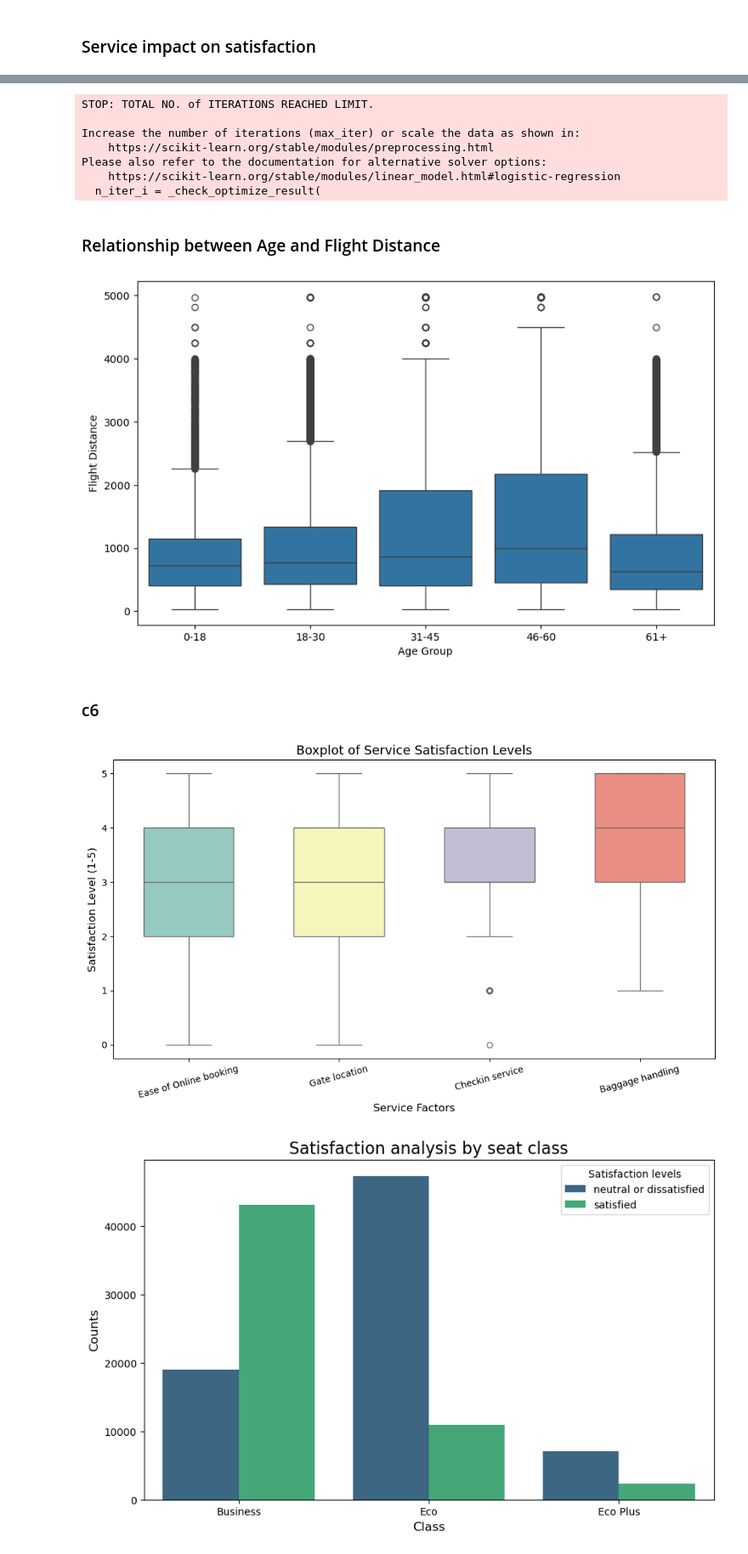
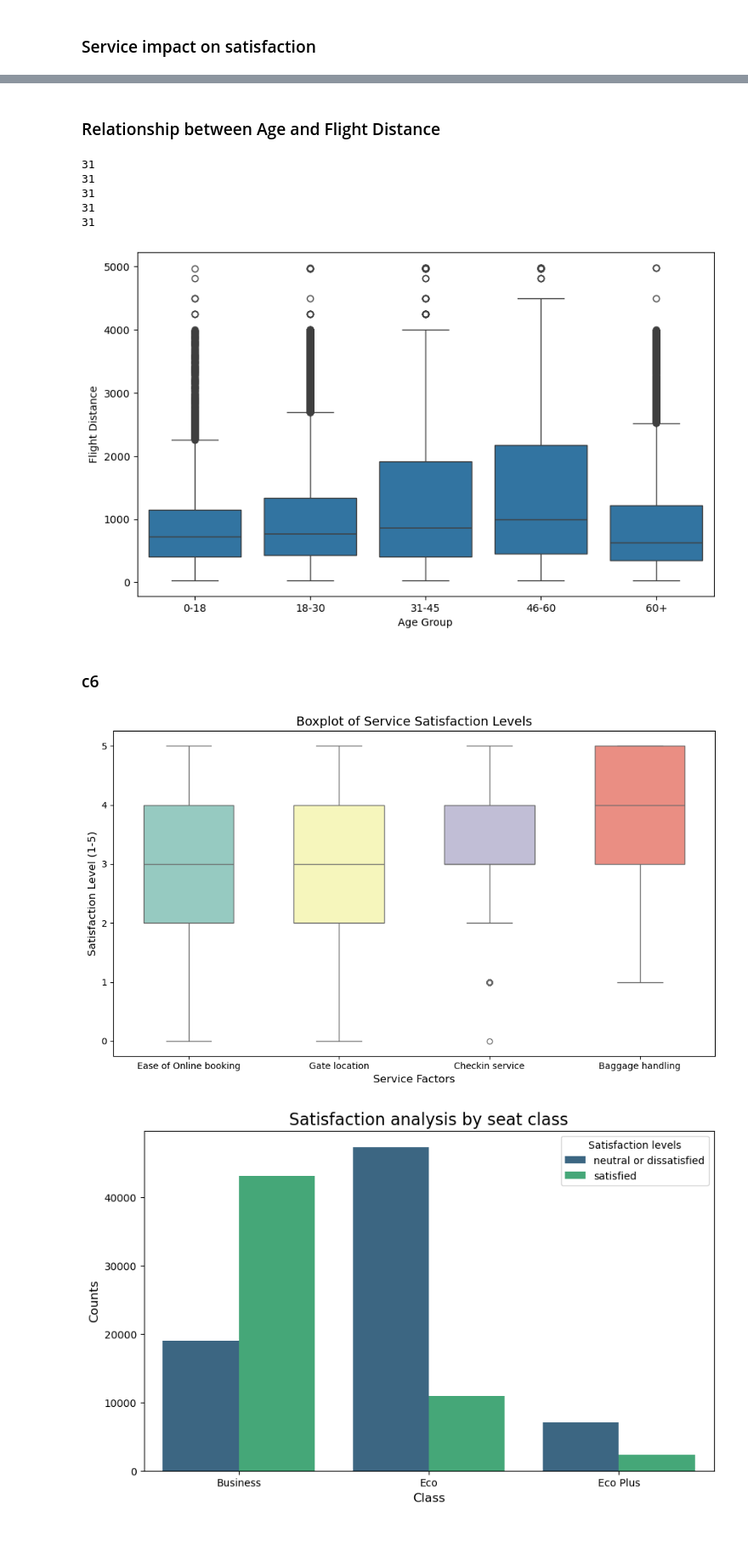
Before and after one commit to little-duck-vie/ltxldl-hoc-lam-giau, a Jupyter notebook: Code_python.ipynb, the cells around one changed output, grey strips where cells are left out. Shown at 85% size. Drawn from its saved outputs; the diff is of its cells as text; code cells hidden in the pictures.

```diff
--- a/Code_python.ipynb
+++ b/Code_python.ipynb
@@ -481,51 +503,39 @@ plt.show()
-# %%
-data_frame_copy_2 = data_frame_copy_2.fillna(0)
-X_train = data_frame_copy_2.drop(columns=['satisfaction']).iloc[:70000, 8:23]
-y_train = data_frame_copy_2['satisfaction'].iloc[:70000]
-X_test = data_frame_copy_2.drop(columns=['satisfaction']).iloc[70000:, 8:23]
-y_test = data_frame_copy_2['satisfaction'].iloc[70000:]
-model = LogisticRegression()
-model.fit(X_train,y_train)
-y_pre = model.predict(X_test)
-score = model.score(X_test,y_test)
-mse = mean_squared_error(y_pre , y_test)
-accuracy = accuracy_score(y_test, y_pre)
-pre = recall_score(y_test, y_pre)
-# %% [output]
-STOP: TOTAL NO. of ITERATIONS REACHED LIMIT.
-
-Increase the number of iterations (max_iter) or scale the data as shown in:
-    https://scikit-learn.org/stable/modules/preprocessing.html
-Please also refer to the documentation for alternative solver options:
-    https://scikit-learn.org/stable/modules/linear_model.html#logistic-regression
-  n_iter_i = _check_optimize_result(
 # %% [markdown]
 ### Relationship between Age and Flight Distance
 # %%
 data_frame_copy_3 = data_frame.copy()
+#index age
 bins = [0, 18, 30, 45, 60, 100]
-labels = ['0-18','18-30', '31-45', '46-60', '61+']
+labels = ['0-18','18-30', '31-45', '46-60', '60+']
+# cut age
 data_frame_copy_3['Age Group'] = pd.cut(data_frame_copy_3['Age'], bins=bins, labels=labels)
 data_frame_copy_3['Age Group'].value_counts()
+# plot
 plt.figure(figsize=(10, 6))
 sns.boxplot(x='Age Group', y='Flight Distance', data=data_frame_copy_3);
+for i in labels:
+    print(data_frame_copy_3[data_frame_copy_3['Age Group'] == i]['Flight Distance'].min())
 # %% [output]
+31
+31
+31
+31
+31
 [figure]
 # %% [markdown]
 ### c6
 # %%
 data_frame_copy_4 = data_frame.copy()
 service_columns = ['Ease of Online booking','Gate location', 'Checkin service', 'Baggage handling']
 plt.figure(figsize=(10, 6))
 sns.boxplot(data=data_frame_copy_4[service_columns], palette="Set3", width=0.6)
 plt.title("Boxplot of Service Satisfaction Levels", fontsize=14)
 plt.ylabel("Satisfaction Level (1-5)", fontsize=12)
 plt.xlabel("Service Factors", fontsize=12)
-plt.xticks(rotation=15)
 plt.tight_layout()
 plt.show()
 # %% [output]
-[figure, old version]
+[figure, new version]
 # %%
 data_frame_copy_5 =data_frame.copy()
 satisfaction_counts = data_frame_copy_5.groupby(["Class", "satisfaction"]).size().reset_index(name="Counts")
```
Also changed, not shown: parts of 5 cells of this notebook.
